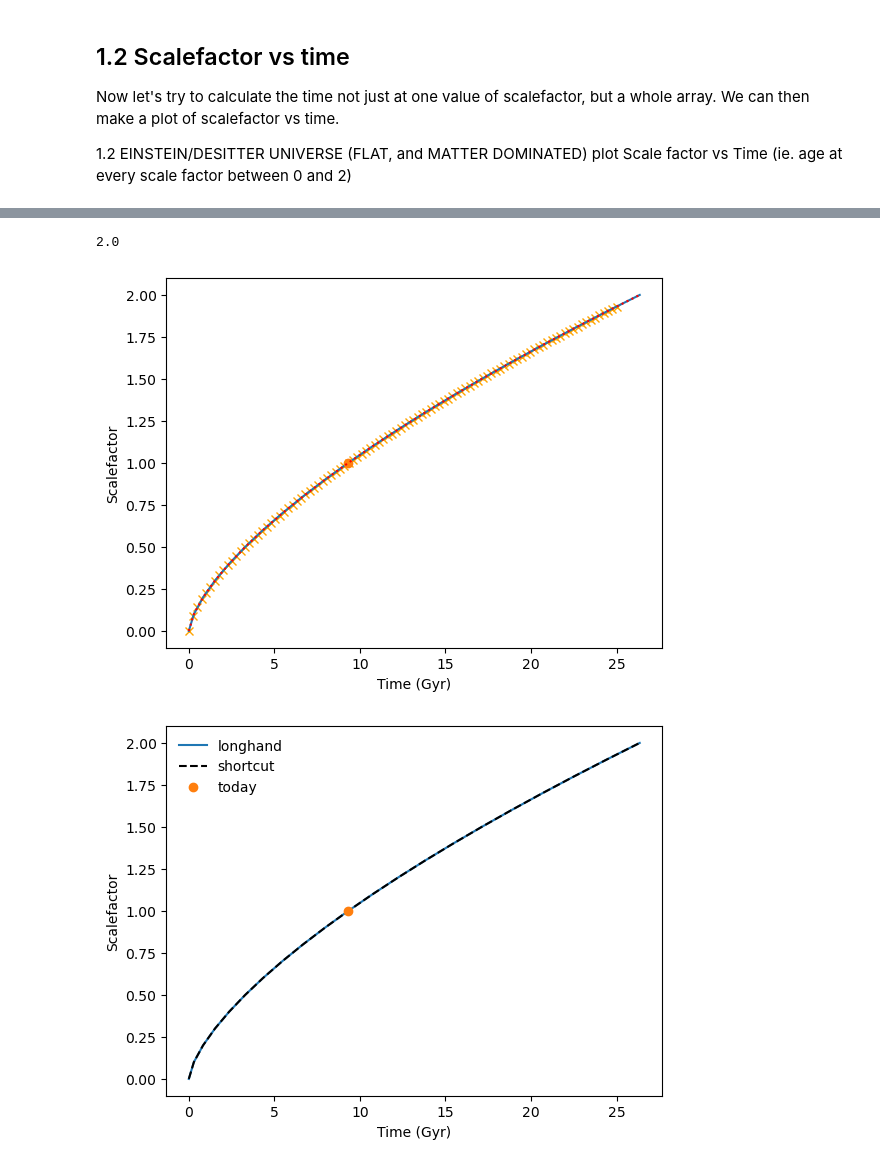
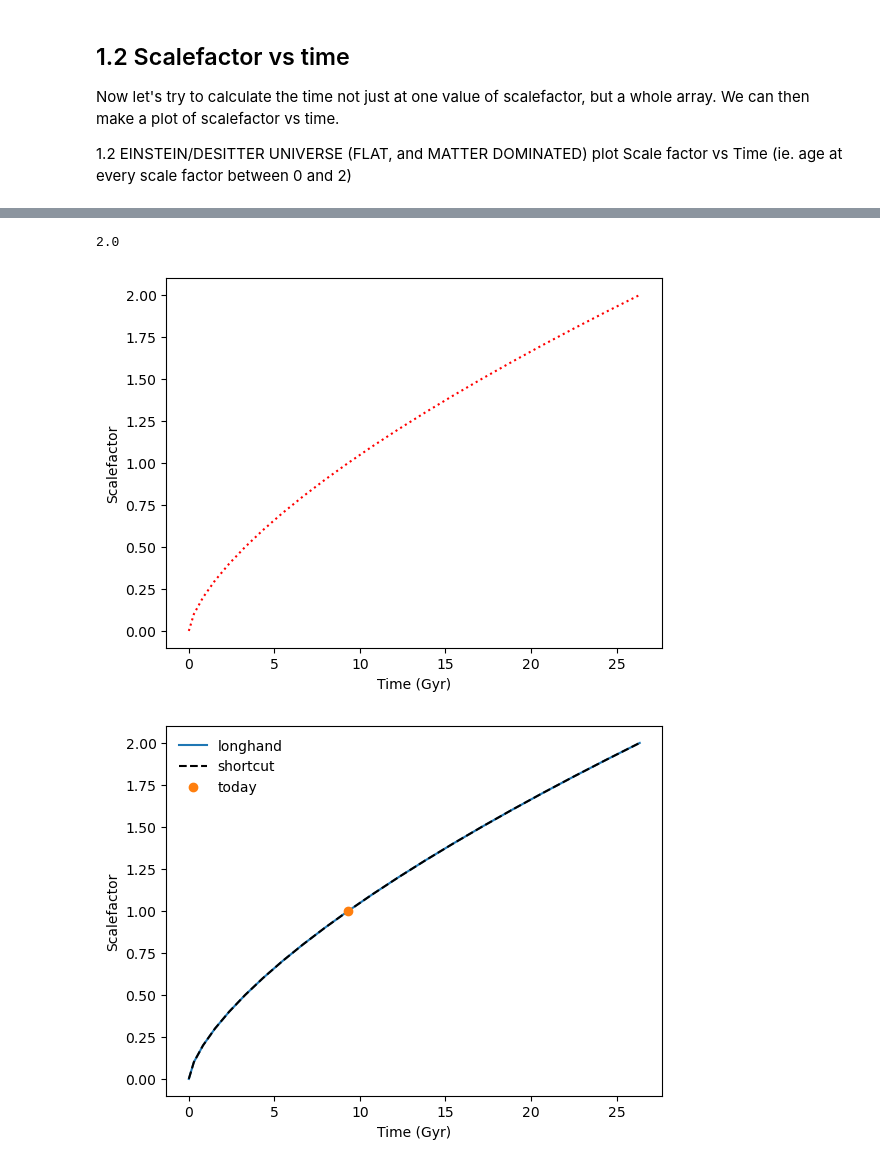
Before and after one commit to scotdevlin/Cosmo_tall, a Jupyter notebook: Scalefactor as a function of time.ipynb, the cells around one changed output, grey strips where cells are left out. Saved outputs shown, nothing was run; the diff lists cells and outputs as text; code cells hidden in the pictures.

```diff
--- a/Scalefactor as a function of time.ipynb
+++ b/Scalefactor as a function of time.ipynb
@@ -24,0 +59,4 @@ For more complex models there's no simple analytic solution, so we will want to
+# %%
+a=1/1
+age_now = (2*a**(3/2))/(3*H0y)
+print(age_now)
@@ -115,35 +170,35 @@ a_arr= [0.  0.1 0.2 0.3 0.4 0.5 0.6 0.7 0.8 0.9 1.  1.1 1.2 1.3 1.4 1.5 1.6 1.7
 # %%
 # First set up an array of times (initially all set to zero) into which we'll put our calculated times
 t_Gyr = np.zeros(len(a_arr))  # len(a_arr) gives the length of the a_arr
 
 # Make a loop and do that integral for every final value of a (starting at a=0 every time)
 for i,a_end in enumerate(a_arr): # enumerate adds an index to each value
     t_Hubble,uncert = integrate.quad(adotinv_flatmatter,0,a_end)
     t_Gyr[i] = t_Hubble/H0y
 print(a_end)
 
 # It's good practise to compare it to the analytic calculation when available
 t_analytic_Gyr = np.array([(2*a_end**(3/2))/(3*H0y) for a_end in a_arr])
 
 # analytic calculation this time a is the function and its done in terms of t
 def a_func(t):
     return t**(2/3) * (H0y*3/2)**(2/3)      #  this is equation 2, note that   H0y =  0.07155
 t_arr = np.linspace(0, 25, 100)              # Define the time array
 a_arry = a_func(t_arr)                        # Evaluate the function for the time array
 
 # Plot the function
-plt.plot(t_arr, a_arry,'x',color='orange')
+#plt.plot(t_arr, a_arry,'x',color='orange')
 
 
-plt.plot(t_Gyr,a_arr)
-plt.plot(age_Gyr, 1.0,'o') # Put a dot at the current time
+#plt.plot(t_Gyr,a_arr)
+#plt.plot(age_Gyr, 1.0,'o') # Put a dot at the current time
 plt.plot(t_analytic_Gyr, a_arr,':',color='red')
 plt.xlabel('Time (Gyr)')
 plt.ylabel('Scalefactor')
 plt.show()
 # %% [output]
 2.0
-[figure, old version]
+[figure, new version]
 # %%
 # You might be interested to know that python has some shortcuts.  The whole step above (except the plotting) can be done in
 # one line:
```
Also changed, not shown: parts of 12 cells of this notebook.
